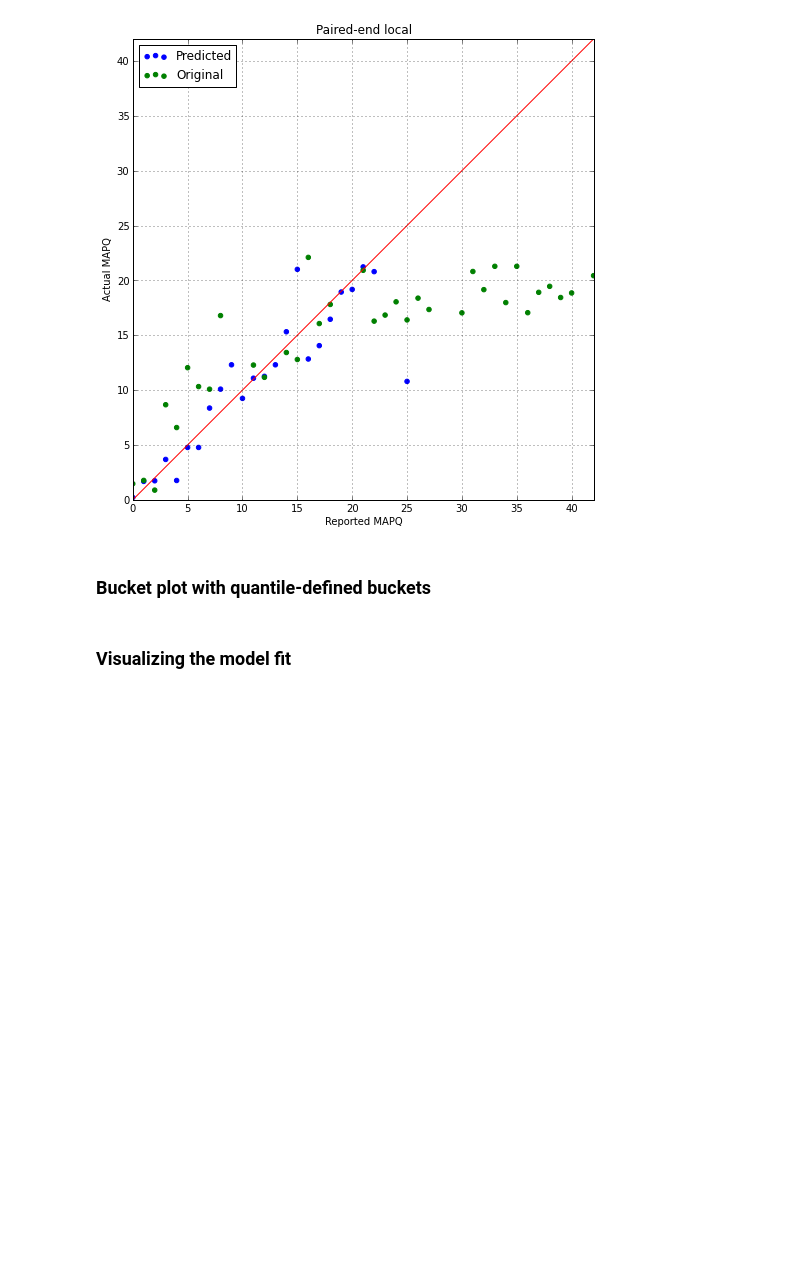
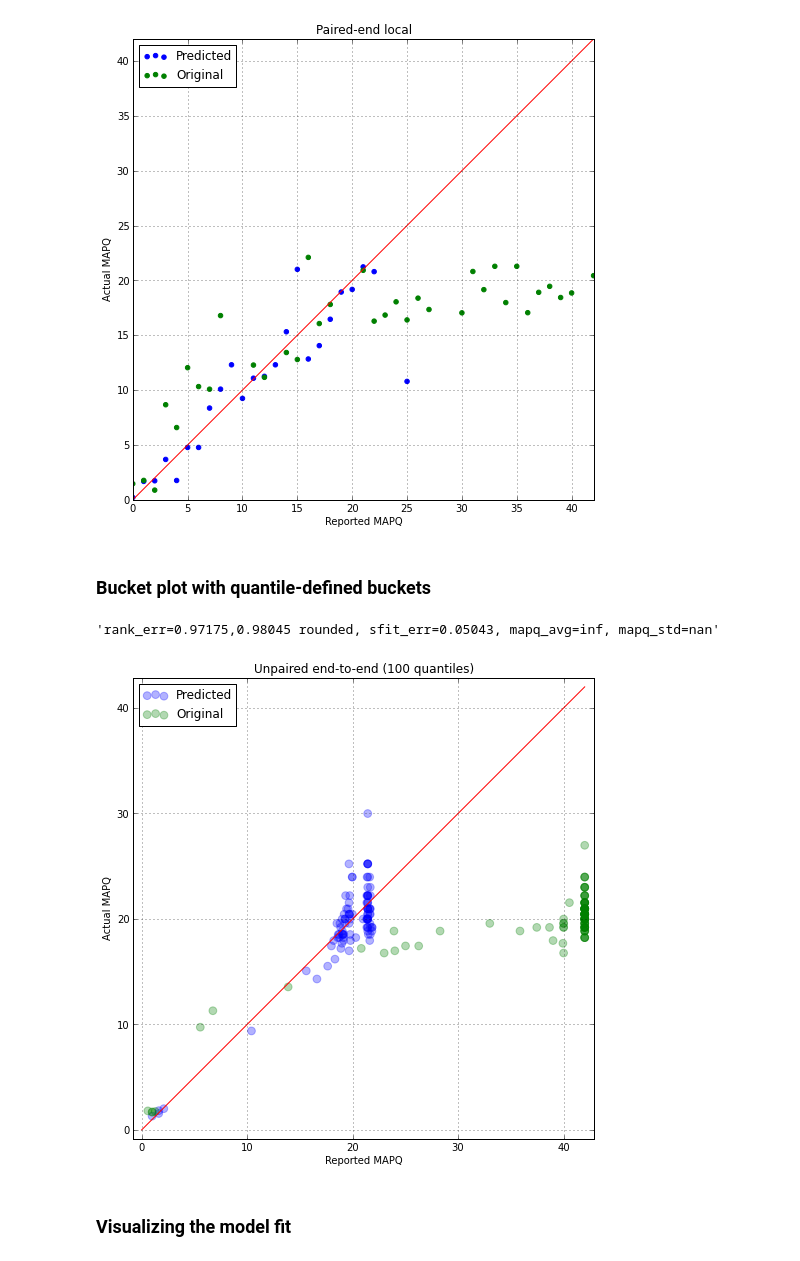
Before and after one commit to umranyaman/qtip-experiments, a Jupyter notebook: notebooks/Tandem Simulation.ipynb, the cells around one changed output. Cells and saved outputs as stored; diff of their text form; code cells hidden in the pictures; blank space fills up the shorter version.

```diff
--- a/notebooks/Tandem Simulation.ipynb
+++ b/notebooks/Tandem Simulation.ipynb
@@ -746,5 +744,19 @@ def quantile_error_plot(mapq_lists, labs, colors, cor, max_mapq):
     axes.legend(loc=2)
     axes.grid(True)
+# %%
+# Run on unpaired end-to-end data
+fraction = 0.3
+fit = MapqFit(unpaired_dir, model_30_5, fraction)
+# %%
+fit.summary()
+# %% [output]
+'rank_err=0.97175,0.98045 rounded, sfit_err=0.05043, mapq_avg=inf, mapq_std=nan'
+# %%
+mapq, mapq_orig, cor = fit.pred_overall.mapq, fit.pred_overall.mapq_orig, fit.pred_overall.correct
+nquantiles = 100
+quantile_error_plot([mapq, mapq_orig], ['Predicted', 'Original'], ['b', 'g'], cor, title='Unpaired end-to-end (%d quantiles)' % nquantiles, quantiles=nquantiles)
+# %% [output]
+[figure, added]
 # %% [markdown]
 ### Visualizing the model fit
 # %%
```
Also changed, not shown: parts of 8 cells of this notebook.
